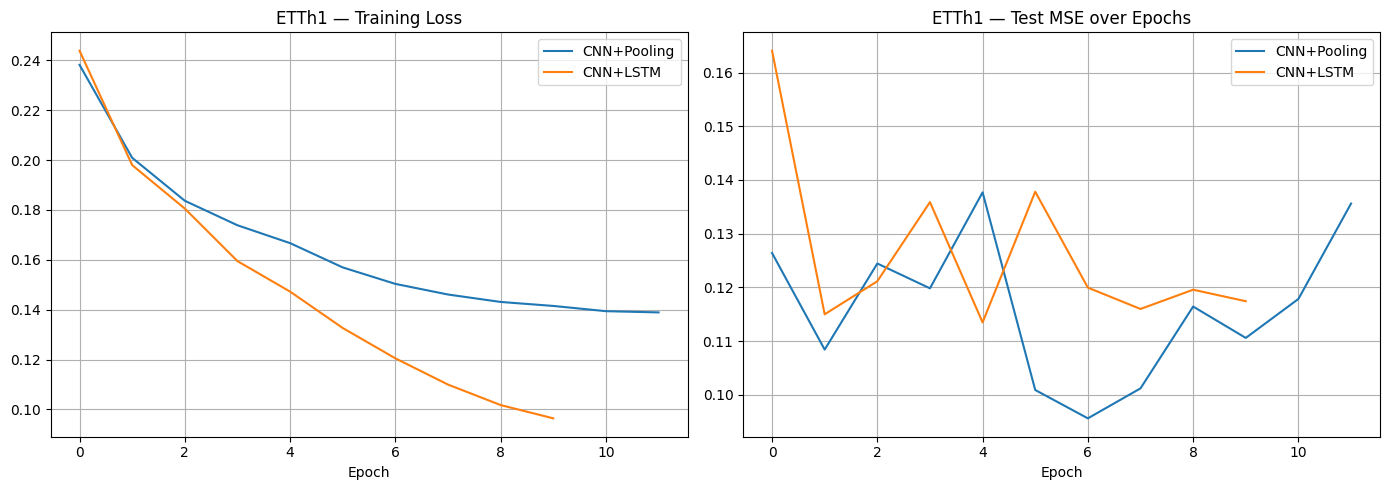
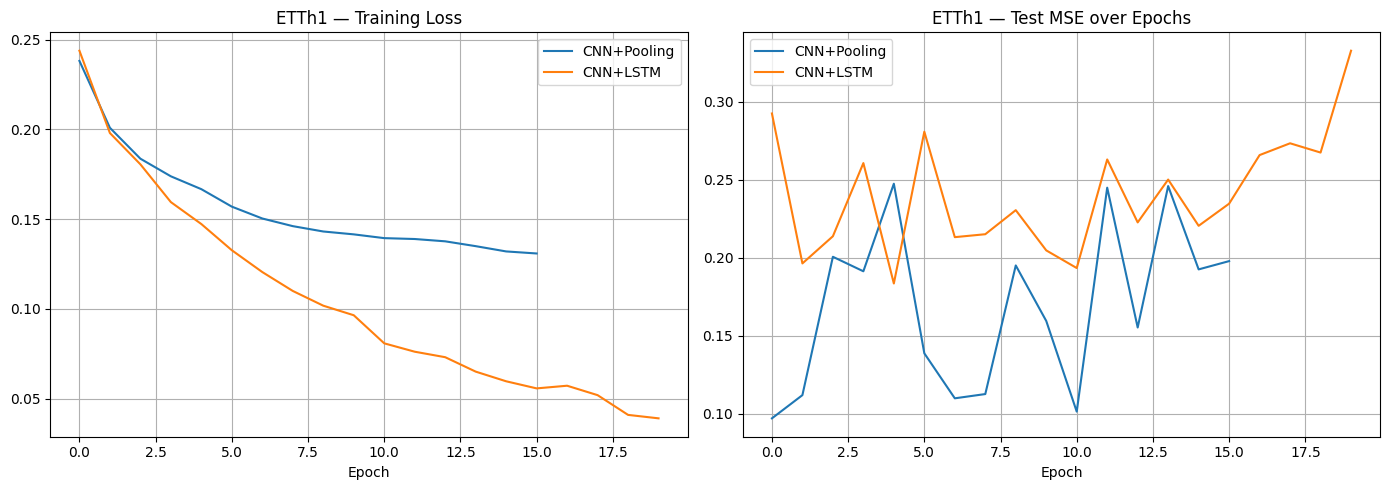
Code edit (unified diff) that turned the first committed figure into the second:
--- before
+++ after
@@ -10,6 +10,6 @@
 axes[0].grid(True)
 
-axes[1].plot(pool_mses, label='CNN+Pooling')
-axes[1].plot(lstm_mses, label='CNN+LSTM')
+axes[1].plot(pool_val_mses, label='CNN+Pooling')
+axes[1].plot(lstm_val_mses, label='CNN+LSTM')
 axes[1].set_title('ETTh1 — Test MSE over Epochs')
 axes[1].set_xlabel('Epoch')

Commit: using validation loss